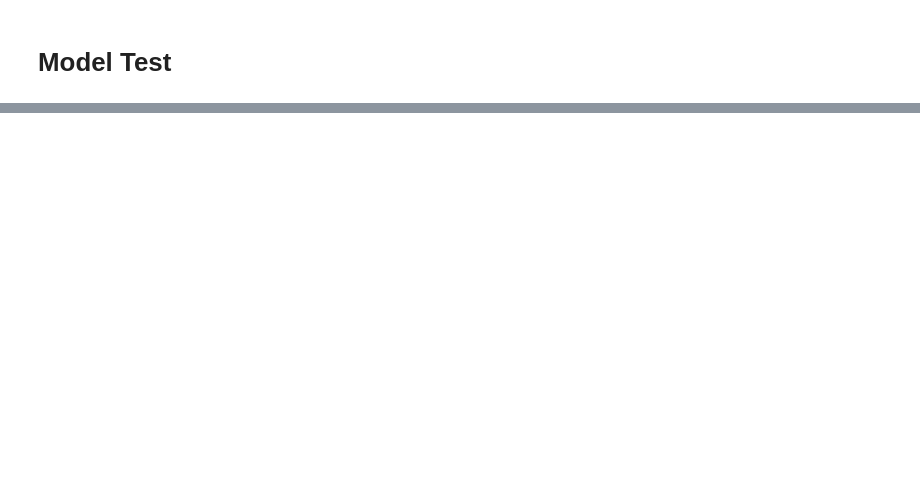
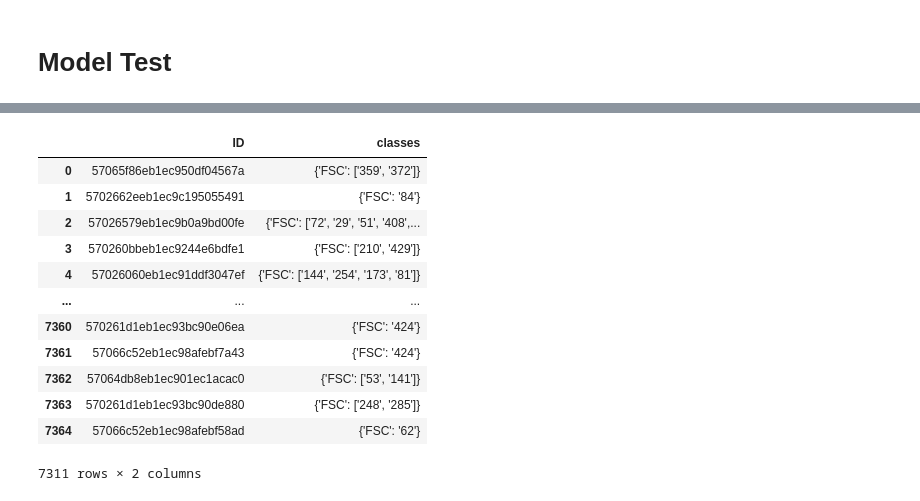
Before and after one commit to DGuilherme/BasicDT, a Jupyter notebook: CH3_PatentRS.ipynb, the cells around one changed output, grey strips where cells are left out. Cells and saved outputs as stored; diff of their text form; code cells hidden in the pictures; blank space fills up the shorter version.

```diff
--- a/CH3_PatentRS.ipynb
+++ b/CH3_PatentRS.ipynb
@@ -49,11 +62,13 @@ url = 'https://raw.githubusercontent.com/DGuilherme/Challenge3/main/Dataset/1000
 # %%
 from sklearn.model_selection import train_test_split
 
-train_data_unsplit = pd.read_json(url)
-train_data_unsplit = train_data_unsplit.rename(columns={'_id': 'ID', 'abstract': 'Resumo','title': 'Titulo'})
-train_data_unsplit = train_data_unsplit.dropna()
-train_data_unsplit = train_data_unsplit.drop_duplicates(subset ="Resumo",keep = False)
-train_data_unsplit = train_data_unsplit.drop_duplicates(subset ="Titulo",keep = False)
+raw_train_data = pd.read_json(url)
+raw_train_data = raw_train_data.rename(columns={'_id': 'ID', 'abstract': 'Resumo','title': 'Titulo'})
+raw_train_data = raw_train_data.dropna()
+raw_train_data = raw_train_data.drop_duplicates(subset ="Resumo",keep = False)
+raw_train_data = raw_train_data.drop_duplicates(subset ="Titulo",keep = False)
+train_classes_data = raw_train_data[['ID','classes']]
+train_data_unsplit = raw_train_data[['ID','Titulo','Resumo']]
 
 # Split dataset
 train_data, test_data = train_test_split(train_data_unsplit, test_size=0.2)
@@ -91,0 +229,16 @@ model.train(vocabulary, total_examples=model.corpus_count, epochs=model.epochs)
+# %%
+train_classes_data
+# %% [output]
+|  | ID | classes |
+| 0 | 57065f86eb1ec950df04567a | {'FSC': ['359', '372']} |
+| 1 | 5702662eeb1ec9c195055491 | {'FSC': '84'} |
+| 2 | 57026579eb1ec9b0a9bd00fe | {'FSC': ['72', '29', '51', '408',... |
+| 3 | 570260bbeb1ec9244e6bdfe1 | {'FSC': ['210', '429']} |
+| 4 | 57026060eb1ec91ddf3047ef | {'FSC': ['144', '254', '173', '81']} |
+| ... | ... | ... |
+| 7360 | 570261d1eb1ec93bc90e06ea | {'FSC': '424'} |
+| 7361 | 57066c52eb1ec98afebf7a43 | {'FSC': '424'} |
+| 7362 | 57064db8eb1ec901ec1acac0 | {'FSC': ['53', '141']} |
+| 7363 | 570261d1eb1ec93bc90de880 | {'FSC': ['248', '285']} |
+| 7364 | 57066c52eb1ec98afebf58ad | {'FSC': '62'} |
+7311 rows × 2 columns
```
Also changed, not shown: parts of 9 cells of this notebook.
